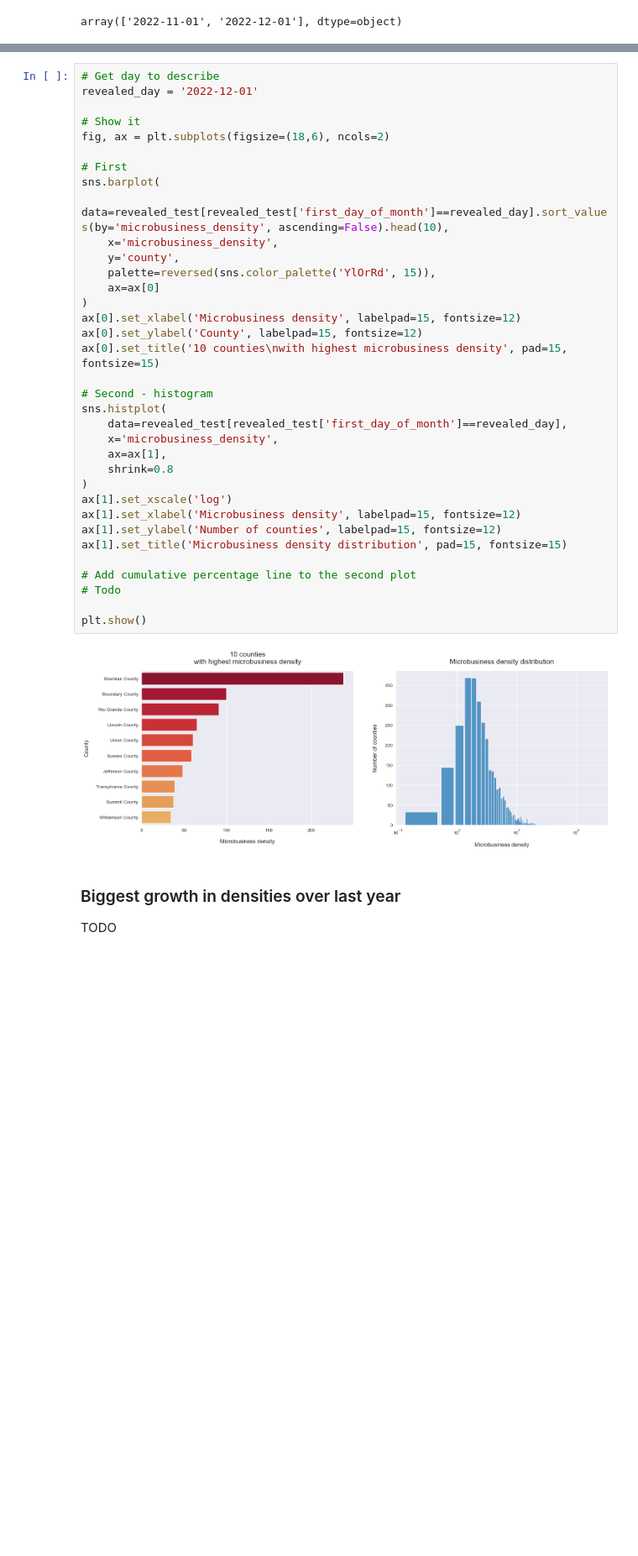
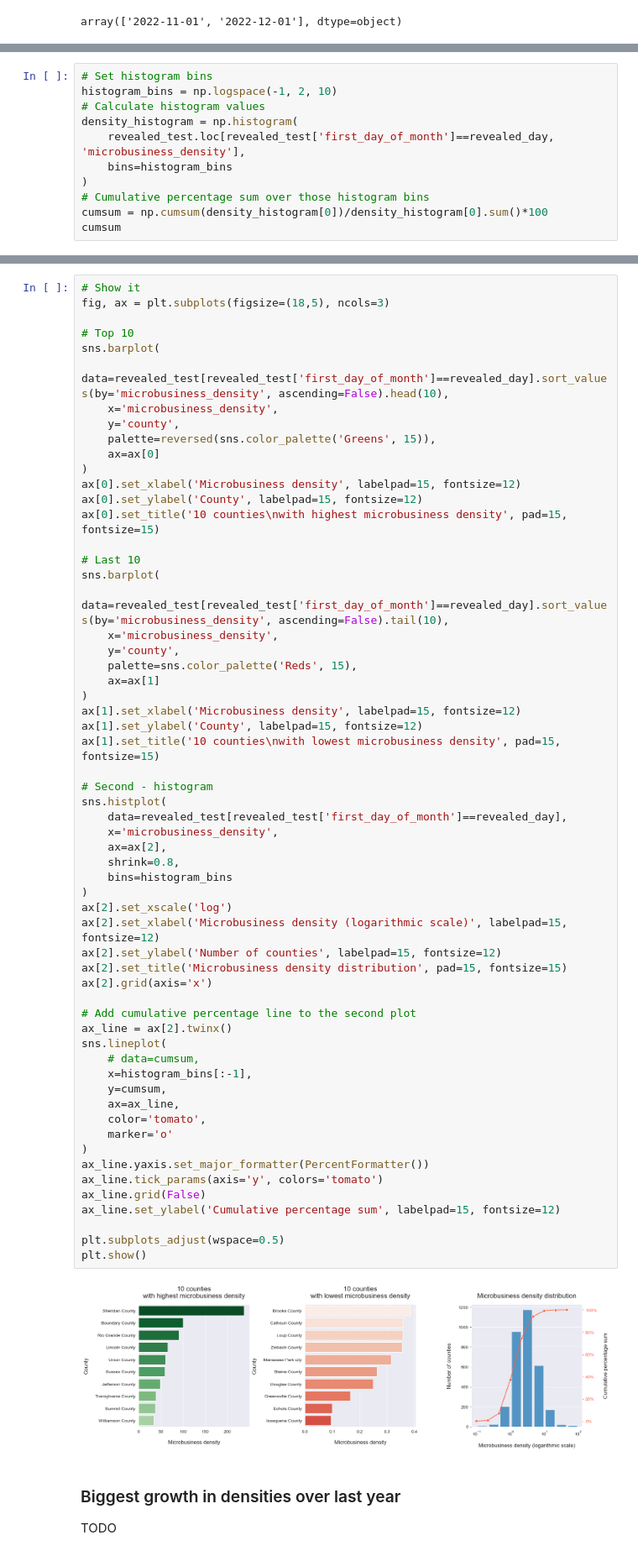
Before and after one commit to vroobelle93/03_GoDaddy, a Jupyter notebook: godaddy1.ipynb, the cells around one changed output, grey strips where cells are left out. Shown at 84% size. Cells and saved outputs as stored; diff of their text form; blank space fills up the shorter version.

Commit message:
EDA - plots created

```diff
--- a/godaddy1.ipynb
+++ b/godaddy1.ipynb
@@ -124,0 +131,11 @@ array(['2022-11-01', '2022-12-01'], dtype=object)
+# %%
+# Set histogram bins
+histogram_bins = np.logspace(-1, 2, 10)
+# Calculate histogram values
+density_histogram = np.histogram(
+    revealed_test.loc[revealed_test['first_day_of_month']==revealed_day, 'microbusiness_density'],
+    bins=histogram_bins
+)
+# Cumulative percentage sum over those histogram bins
+cumsum = np.cumsum(density_histogram[0])/density_histogram[0].sum()*100
+cumsum
@@ -125,40 +146,64 @@ array(['2022-11-01', '2022-12-01'], dtype=object)
 # %%
-# Get day to describe
-revealed_day = '2022-12-01'
+# Show it
+fig, ax = plt.subplots(figsize=(18,5), ncols=3)
 
-# Show it
-fig, ax = plt.subplots(figsize=(18,6), ncols=2)
-
-# First
+# Top 10
 sns.barplot(
     data=revealed_test[revealed_test['first_day_of_month']==revealed_day].sort_values(by='microbusiness_density', ascending=False).head(10),
     x='microbusiness_density',
     y='county',
-    palette=reversed(sns.color_palette('YlOrRd', 15)),
+    palette=reversed(sns.color_palette('Greens', 15)),
     ax=ax[0]
 )
 ax[0].set_xlabel('Microbusiness density', labelpad=15, fontsize=12)
 ax[0].set_ylabel('County', labelpad=15, fontsize=12)
 ax[0].set_title('10 counties\nwith highest microbusiness density', pad=15, fontsize=15)
 
+# Last 10
+sns.barplot(
+    data=revealed_test[revealed_test['first_day_of_month']==revealed_day].sort_values(by='microbusiness_density', ascending=False).tail(10),
+    x='microbusiness_density',
+    y='county',
+    palette=sns.color_palette('Reds', 15),
+    ax=ax[1]
+)
+ax[1].set_xlabel('Microbusiness density', labelpad=15, fontsize=12)
+ax[1].set_ylabel('County', labelpad=15, fontsize=12)
+ax[1].set_title('10 counties\nwith lowest microbusiness density', pad=15, fontsize=15)
+
 # Second - histogram
 sns.histplot(
     data=revealed_test[revealed_test['first_day_of_month']==revealed_day],
     x='microbusiness_density',
-    ax=ax[1],
-    shrink=0.8
+    ax=ax[2],
+    shrink=0.8,
+    bins=histogram_bins
 )
-ax[1].set_xscale('log')
-ax[1].set_xlabel('Microbusiness density', labelpad=15, fontsize=12)
-ax[1].set_ylabel('Number of counties', labelpad=15, fontsize=12)
-ax[1].set_title('Microbusiness density distribution', pad=15, fontsize=15)
+ax[2].set_xscale('log')
+ax[2].set_xlabel('Microbusiness density (logarithmic scale)', labelpad=15, fontsize=12)
+ax[2].set_ylabel('Number of counties', labelpad=15, fontsize=12)
+ax[2].set_title('Microbusiness density distribution', pad=15, fontsize=15)
+ax[2].grid(axis='x')
 
 # Add cumulative percentage line to the second plot
-# Todo
+ax_line = ax[2].twinx()
+sns.lineplot(
+    # data=cumsum,
+    x=histogram_bins[:-1],
+    y=cumsum,
+    ax=ax_line,
+    color='tomato',
+    marker='o'
+)
+ax_line.yaxis.set_major_formatter(PercentFormatter())
+ax_line.tick_params(axis='y', colors='tomato')
+ax_line.grid(False)
+ax_line.set_ylabel('Cumulative percentage sum', labelpad=15, fontsize=12)
 
+plt.subplots_adjust(wspace=0.5)
 plt.show()
 # %% [output]
-[figure, old version]
+[figure, new version]
 # %% [markdown]
 ### Biggest growth in densities over last year
 TODO
```
Also changed, not shown: parts of 5 cells of this notebook.
